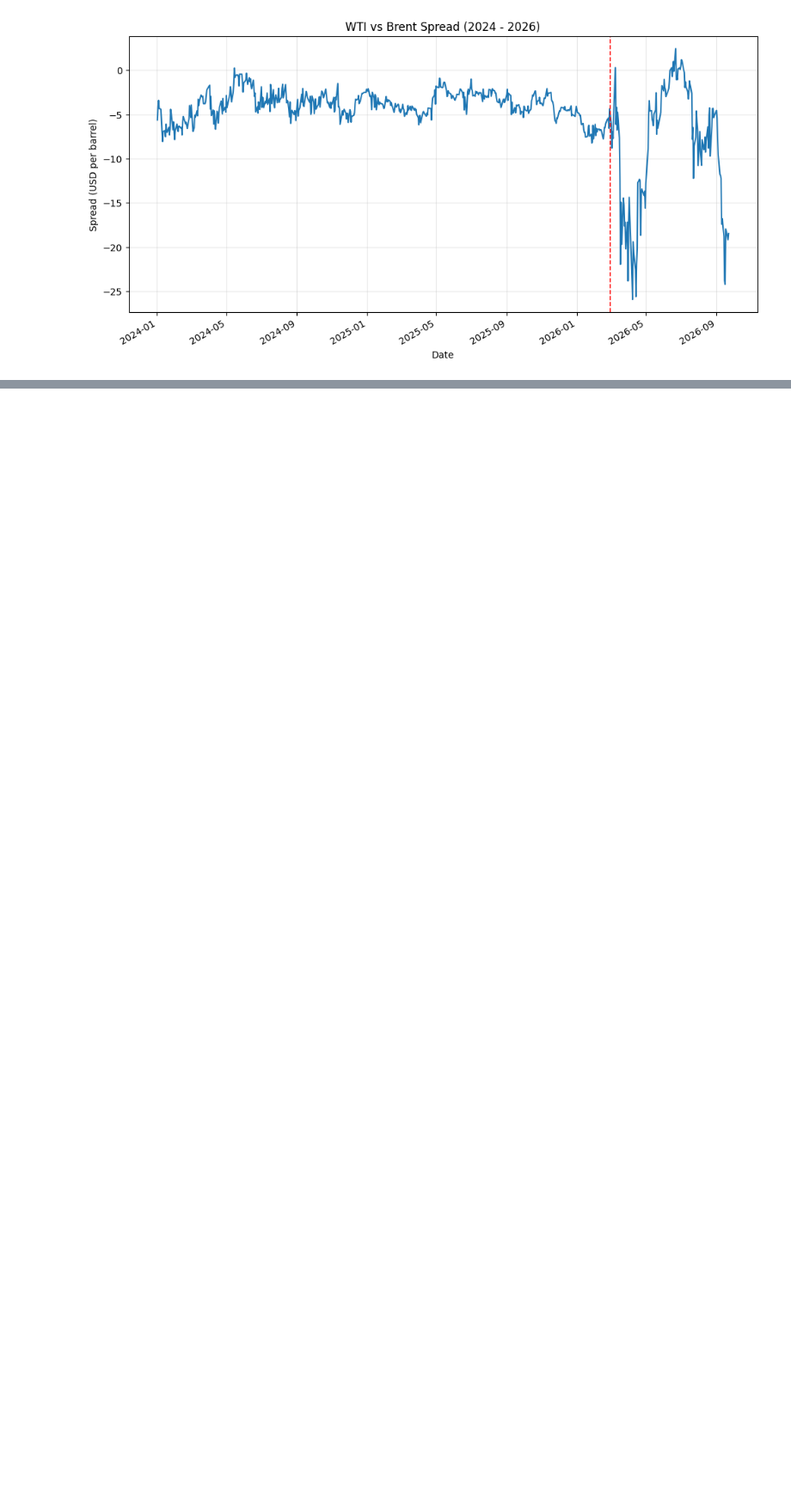
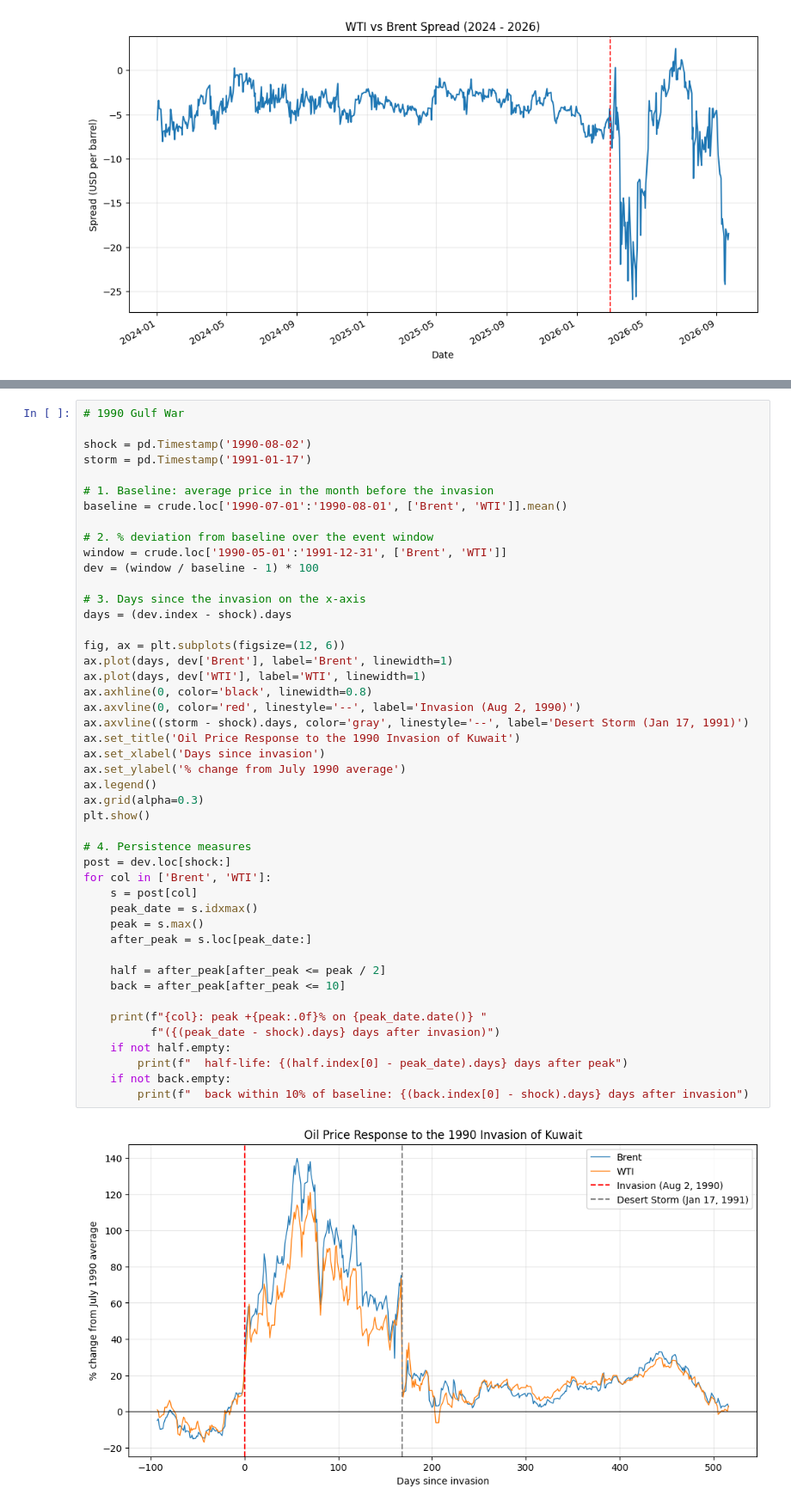
Before and after one commit to ellenwang995/WTI_DEC2027, a Jupyter notebook: OilPrice2027.ipynb, the cells around one changed output, grey strips where cells are left out. Shown at 86% size. Drawn from its saved outputs; the diff is of its cells as text; blank space fills up the shorter version.

```diff
--- a/OilPrice2027.ipynb
+++ b/OilPrice2027.ipynb
@@ -93,0 +114,48 @@ plt.show()
+# %%
+# 1990 Gulf War
+
+shock = pd.Timestamp('1990-08-02')
+storm = pd.Timestamp('1991-01-17')
+
+# 1. Baseline: average price in the month before the invasion
+baseline = crude.loc['1990-07-01':'1990-08-01', ['Brent', 'WTI']].mean()
+
+# 2. % deviation from baseline over the event window
+window = crude.loc['1990-05-01':'1991-12-31', ['Brent', 'WTI']]
+dev = (window / baseline - 1) * 100
+
+# 3. Days since the invasion on the x-axis
+days = (dev.index - shock).days
+
+fig, ax = plt.subplots(figsize=(12, 6))
+ax.plot(days, dev['Brent'], label='Brent', linewidth=1)
+ax.plot(days, dev['WTI'], label='WTI', linewidth=1)
+ax.axhline(0, color='black', linewidth=0.8)
+ax.axvline(0, color='red', linestyle='--', label='Invasion (Aug 2, 1990)')
+ax.axvline((storm - shock).days, color='gray', linestyle='--', label='Desert Storm (Jan 17, 1991)')
+ax.set_title('Oil Price Response to the 1990 Invasion of Kuwait')
+ax.set_xlabel('Days since invasion')
+ax.set_ylabel('% change from July 1990 average')
+ax.legend()
+ax.grid(alpha=0.3)
+plt.show()
+
+# 4. Persistence measures
+post = dev.loc[shock:]
+for col in ['Brent', 'WTI']:
+    s = post[col]
+    peak_date = s.idxmax()
+    peak = s.max()
+    after_peak = s.loc[peak_date:]
+
+    half = after_peak[after_peak <= peak / 2]
+    back = after_peak[after_peak <= 10]
+
+    print(f"{col}: peak +{peak:.0f}% on {peak_date.date()} "
+          f"({(peak_date - shock).days} days after invasion)")
+    if not half.empty:
+        print(f"  half-life: {(half.index[0] - peak_date).days} days after peak")
+    if not back.empty:
+        print(f"  back within 10% of baseline: {(back.index[0] - shock).days} days after invasion")
+# %% [output]
+[figure, added]
```
Also changed, not shown: parts of 12 cells of this notebook.
